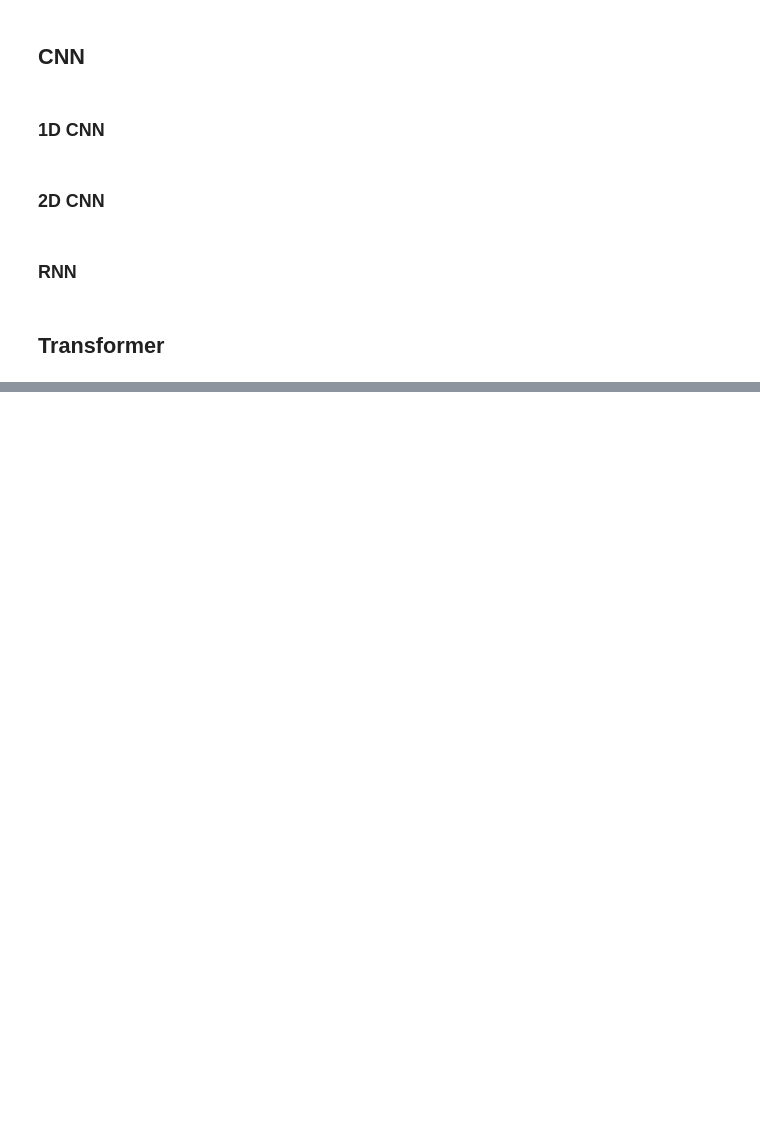
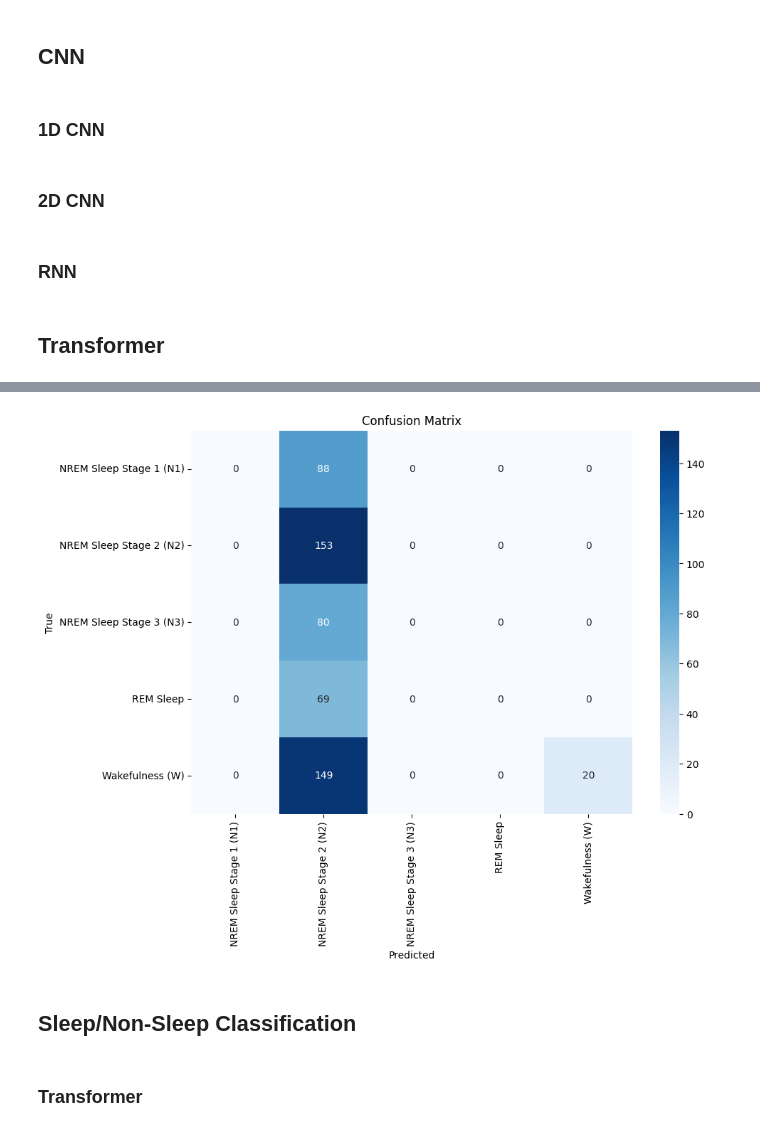
Before and after one commit to w-zzzz/SleepLab, a Jupyter notebook: event_loader_sleep.ipynb, the cells around one changed output, grey strips where cells are left out. Drawn from its saved outputs; the diff is of its cells as text; code cells hidden in the pictures; blank space fills up the shorter version.

```diff
--- a/event_loader_sleep.ipynb
+++ b/event_loader_sleep.ipynb
@@ -2724,7 +2839,7 @@ class TransformerClassifier(nn.Module):
 input_shape = X_train.shape[1:]
 model = TransformerClassifier(
     input_shape=input_shape[1],  # Assuming input_shape is (timesteps, features)
-    head_size=256,
+    head_size=4,
     num_heads=4,
     ff_dim=4,
     num_transformer_blocks=4,
@@ -2791,3 +2906,4 @@ plt.xlabel('Predicted')
 plt.ylabel('True')
 plt.title('Confusion Matrix')
 plt.show()
+# %% [output]
@@ -2793,0 +2927,3 @@ plt.show()
+[figure, added]
+# %% [markdown]
+## Sleep/Non-Sleep Classification
@@ -2793,0 +2941,2 @@ plt.show()
+# %% [markdown]
+### Transformer
```
Also changed, not shown: parts of 51 cells of this notebook, 2 other files.
